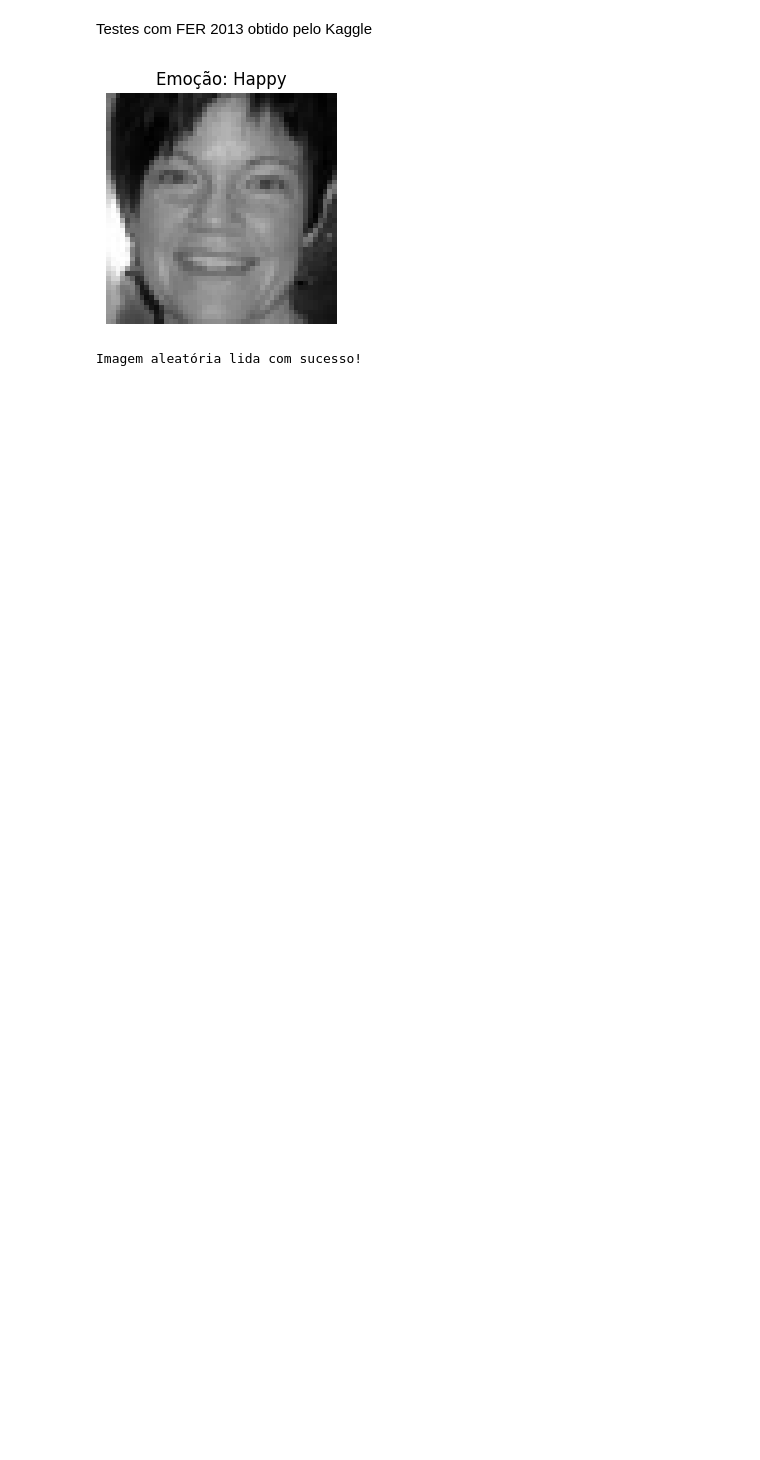
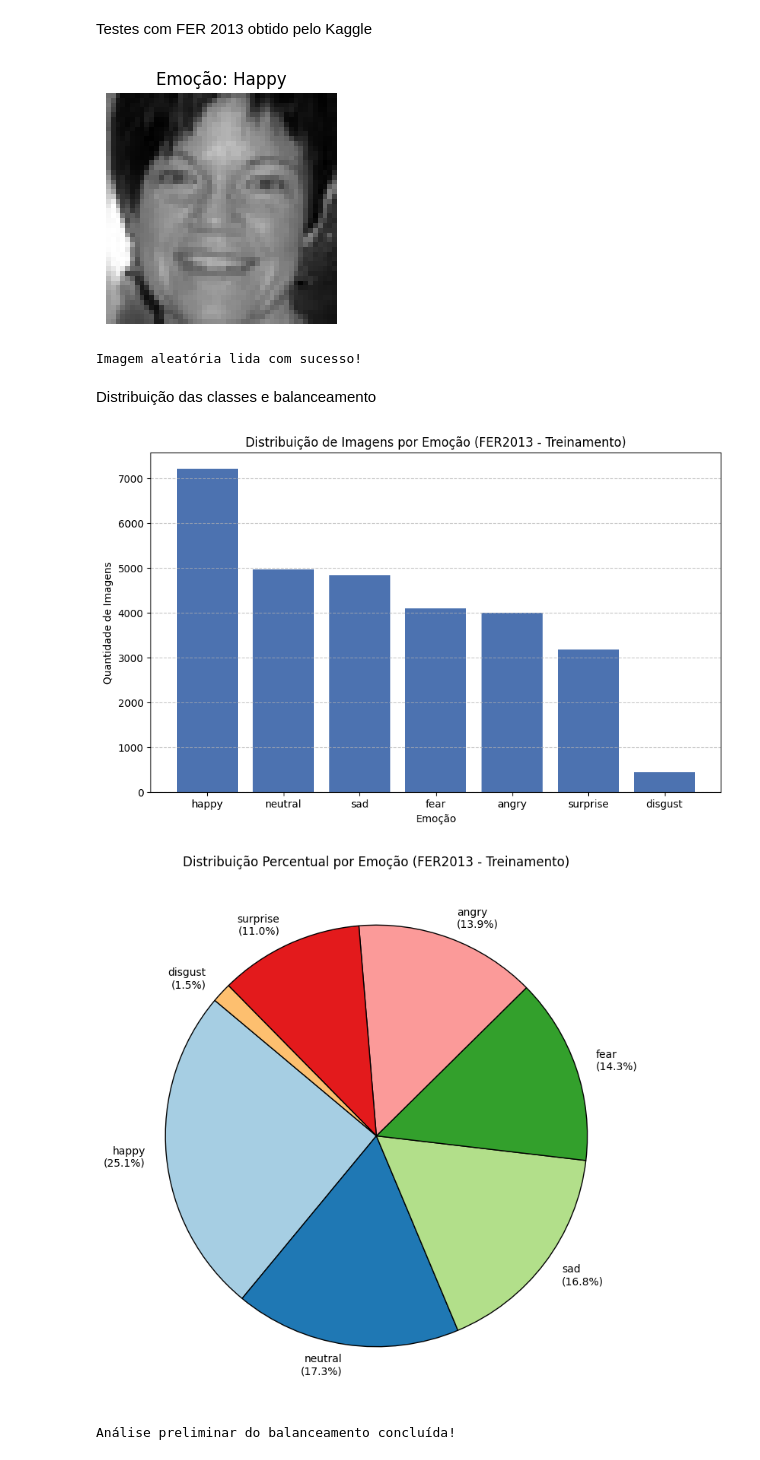
Before and after one commit to jvpacini-ufscar/tcc-fer-deeplearning, a Jupyter notebook: exploracao_inicial.ipynb, the cells around one changed output. Drawn from its saved outputs; the diff is of its cells as text; code cells hidden in the pictures; blank space fills up the shorter version.

Commit message:
feat: script de analise exploratoria e graficos de distribuicao

```diff
--- a/exploracao_inicial.ipynb
+++ b/exploracao_inicial.ipynb
@@ -41,3 +41,66 @@ else:
 # %% [output]
 [figure]
 Imagem aleatória lida com sucesso!
+# %% [markdown]
+Distribuição das classes e balanceamento
+# %%
+import os
+import matplotlib.pyplot as plt
+
+# 1. Definindo o caminho da pasta de treino
+caminho_treino = './fer2013/train'
+
+# 2. Dicionário para guardar a contagem
+contagem_emocoes = {}
+
+# 3. Varrendo as pastas e contando os arquivos
+for emocao in os.listdir(caminho_treino):
+    caminho_emocao = os.path.join(caminho_treino, emocao)
+
+    # Verifica se é realmente uma pasta (ignora arquivos soltos)
+    if os.path.isdir(caminho_emocao):
+        quantidade_imagens = len(os.listdir(caminho_emocao))
+        contagem_emocoes[emocao] = quantidade_imagens
+
+# 4. Ordenando os dados do maior para o menor para o gráfico ficar elegante
+contagem_ordenada = dict(sorted(contagem_emocoes.items(), key=lambda item: item[1], reverse=True))
+
+# 5. Gerando o gráfico de barras
+plt.figure(figsize=(10, 6))
+plt.bar(contagem_ordenada.keys(), contagem_ordenada.values(), color='#4C72B0')
+plt.title('Distribuição de Imagens por Emoção (FER2013 - Treinamento)')
+plt.xlabel('Emoção')
+plt.ylabel('Quantidade de Imagens')
+plt.grid(axis='y', linestyle='--', alpha=0.7)
+
+
+# plt.savefig('distribuicao_classes_fer2013.png', dpi=300, bbox_inches='tight')
+
+plt.show()
+
+# 6. Gráfico de setores (Pizza) com rótulos externos
+
+# Calculando o total para descobrir as porcentagens manualmente
+total_imagens = sum(contagem_ordenada.values())
+
+# Criando novas labels que já incluem a quebra de linha (\n) e a porcentagem
+novas_labels = [f"{emocao}\n({(qtd / total_imagens) * 100:.1f}%)" for emocao, qtd in contagem_ordenada.items()]
+
+plt.figure(figsize=(9, 9)) # Aumentei levemente para dar espaço aos novos rótulos
+plt.pie(
+    contagem_ordenada.values(),
+    labels=novas_labels,       # Usando as labels personalizadas
+    startangle=140,
+    colors=plt.cm.Paired.colors,
+    wedgeprops={'edgecolor': 'black', 'linewidth': 1}
+)
+plt.title('Distribuição Percentual por Emoção (FER2013 - Treinamento)')
+
+# plt.savefig('distribuicao_percentual_fer2013.png', dpi=300, bbox_inches='tight')
+
+plt.show()
+print("Análise preliminar do balanceamento concluída!")
+# %% [output]
+[figure, added]
+[figure, added]
+Análise preliminar do balanceamento concluída!
```
Also changed, not shown: 1 other file.
